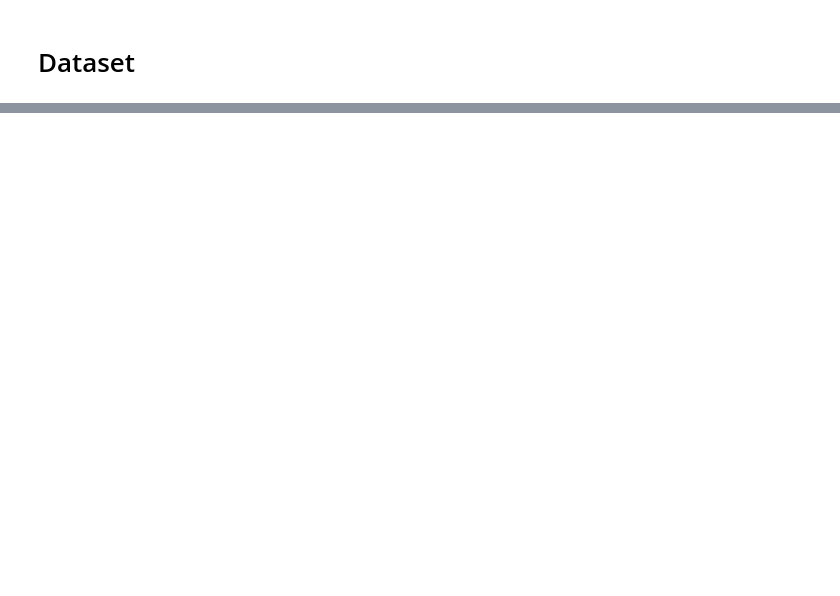
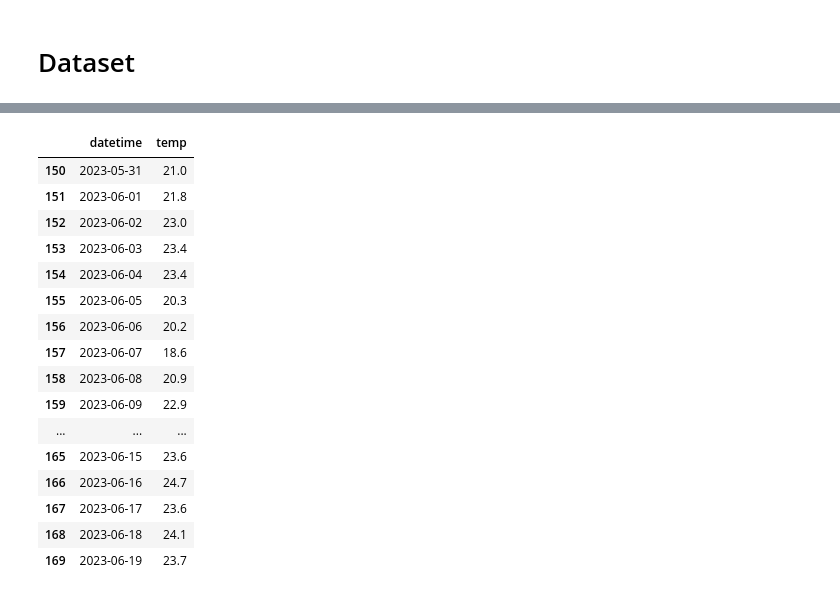
Before and after one commit to gabrieltorres519/Curso_ML_Python_Programador_IA, a Jupyter notebook: 4_Algoritmos_de_Regresión/2_Árboles_de_decisión.ipynb, the cells around one changed output, grey strips where cells are left out. Drawn from its saved outputs; the diff is of its cells as text; code cells hidden in the pictures; blank space fills up the shorter version.

```diff
--- a/4_Algoritmos_de_Regresión/2_Árboles_de_decisión.ipynb
+++ b/4_Algoritmos_de_Regresión/2_Árboles_de_decisión.ipynb
@@ -56,0 +50,22 @@ plt.legend
+# %%
+# De esa manera el valor 0 es 2023-12-26, tal como está en el primer registro del arreglo
+
+weather_filtered[150:170]
+# %% [output]
+|  | datetime | temp |
+| 150 | 2023-05-31 | 21.0 |
+| 151 | 2023-06-01 | 21.8 |
+| 152 | 2023-06-02 | 23.0 |
+| 153 | 2023-06-03 | 23.4 |
+| 154 | 2023-06-04 | 23.4 |
+| 155 | 2023-06-05 | 20.3 |
+| 156 | 2023-06-06 | 20.2 |
+| 157 | 2023-06-07 | 18.6 |
+| 158 | 2023-06-08 | 20.9 |
+| 159 | 2023-06-09 | 22.9 |
+| ... | ... | ... |
+| 165 | 2023-06-15 | 23.6 |
+| 166 | 2023-06-16 | 24.7 |
+| 167 | 2023-06-17 | 23.6 |
+| 168 | 2023-06-18 | 24.1 |
+| 169 | 2023-06-19 | 23.7 |
```
Also changed, not shown: parts of 5 cells of this notebook, 1 other file.
